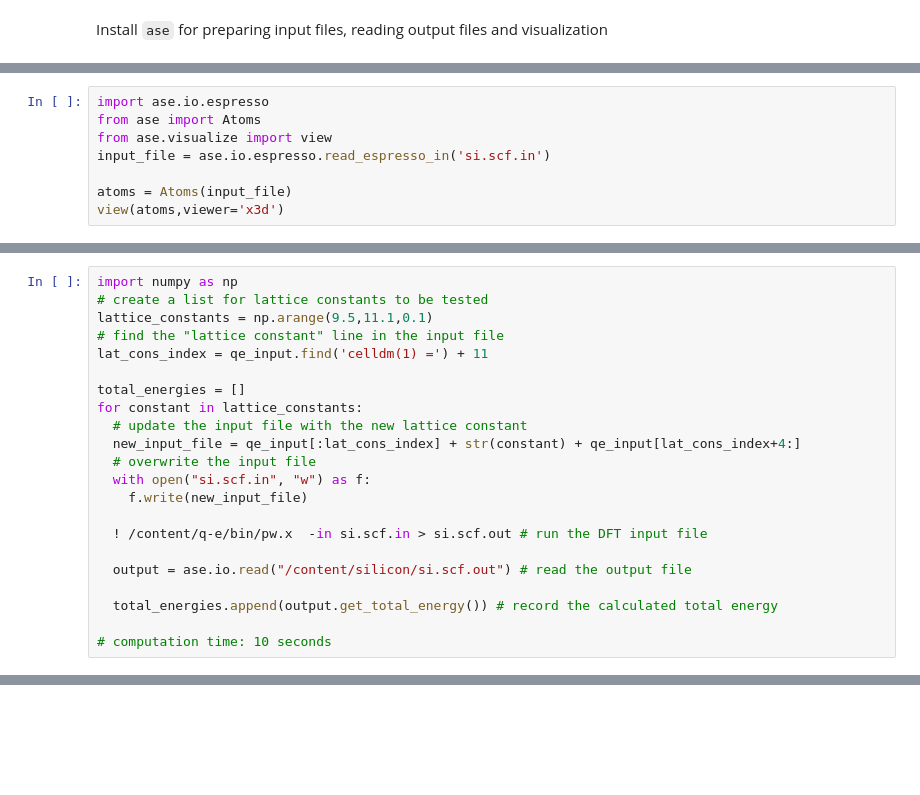
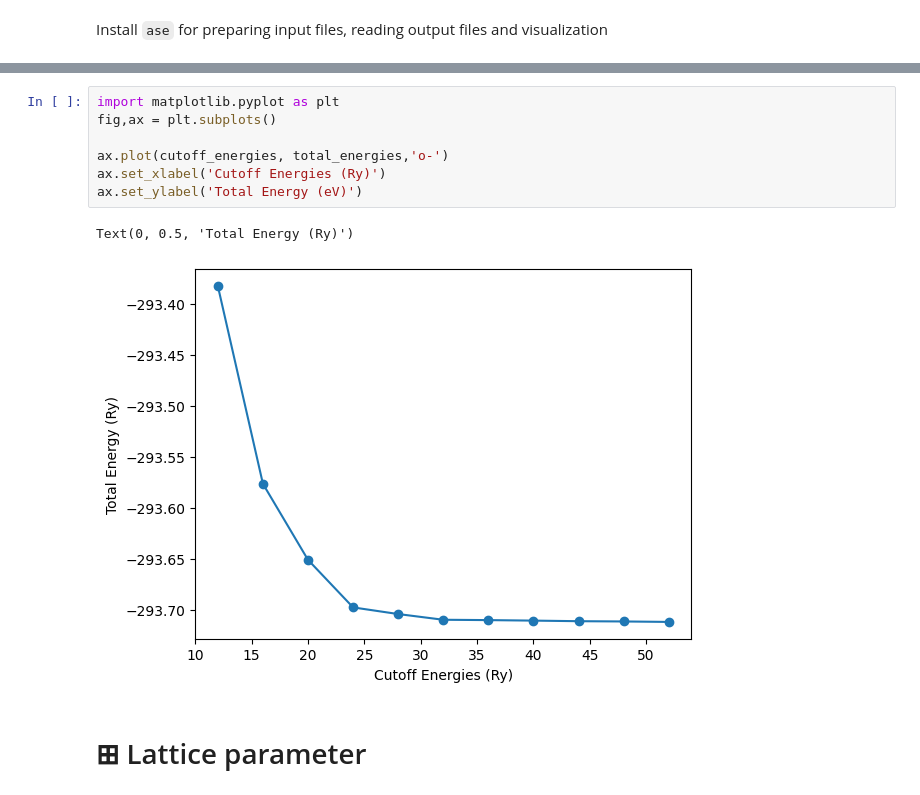
Before and after one commit to sedaoturak/Quantum_Espresso_Colab, a Jupyter notebook: Quantum_Espresso_Colab.ipynb, the cells around one changed output, grey strips where cells are left out. Saved outputs shown, nothing was run; the diff lists cells and outputs as text; blank space fills up the shorter version.

```diff
--- a/Quantum_Espresso_Colab.ipynb
+++ b/Quantum_Espresso_Colab.ipynb
@@ -69,8 +24,0 @@ Visualize the silicon atoms
-# %%
-import ase.io.espresso
-from ase import Atoms
-from ase.visualize import view
-input_file = ase.io.espresso.read_espresso_in('si.scf.in')
-
-atoms = Atoms(input_file)
-view(atoms,viewer='x3d')
@@ -172,22 +24,0 @@ Text(0, 0.5, 'Total Energy (eV)')
-# %%
-import numpy as np
-# create a list for lattice constants to be tested
-lattice_constants = np.arange(9.5,11.1,0.1)
-# find the "lattice constant" line in the input file
-lat_cons_index = qe_input.find('celldm(1) =') + 11
-
-total_energies = []
-for constant in lattice_constants:
-  # update the input file with the new lattice constant
-  new_input_file = qe_input[:lat_cons_index] + str(constant) + qe_input[lat_cons_index+4:]
-  # overwrite the input file
-  with open("si.scf.in", "w") as f:
-    f.write(new_input_file)
-
-  ! /content/q-e/bin/pw.x  -in si.scf.in > si.scf.out # run the DFT input file
-
-  output = ase.io.read("/content/silicon/si.scf.out") # read the output file
-
-  total_energies.append(output.get_total_energy()) # record the calculated total energy
-
-# computation time: 10 seconds
@@ -193,0 +239,12 @@ for constant in lattice_constants:
+# %%
+import matplotlib.pyplot as plt
+fig,ax = plt.subplots()
+
+ax.plot(cutoff_energies, total_energies,'o-')
+ax.set_xlabel('Cutoff Energies (Ry)')
+ax.set_ylabel('Total Energy (eV)')
+# %% [output]
+Text(0, 0.5, 'Total Energy (Ry)')
+[figure, added]
+# %% [markdown]
+# ⊞ Lattice parameter
```
Also changed, not shown: parts of 43 cells of this notebook.
